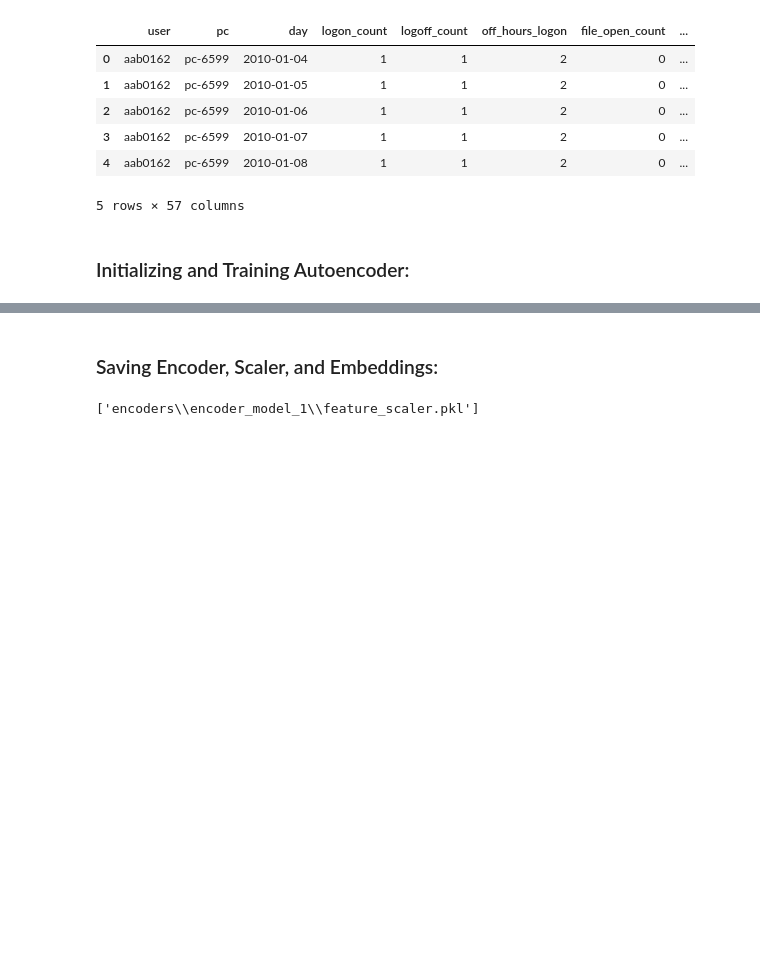
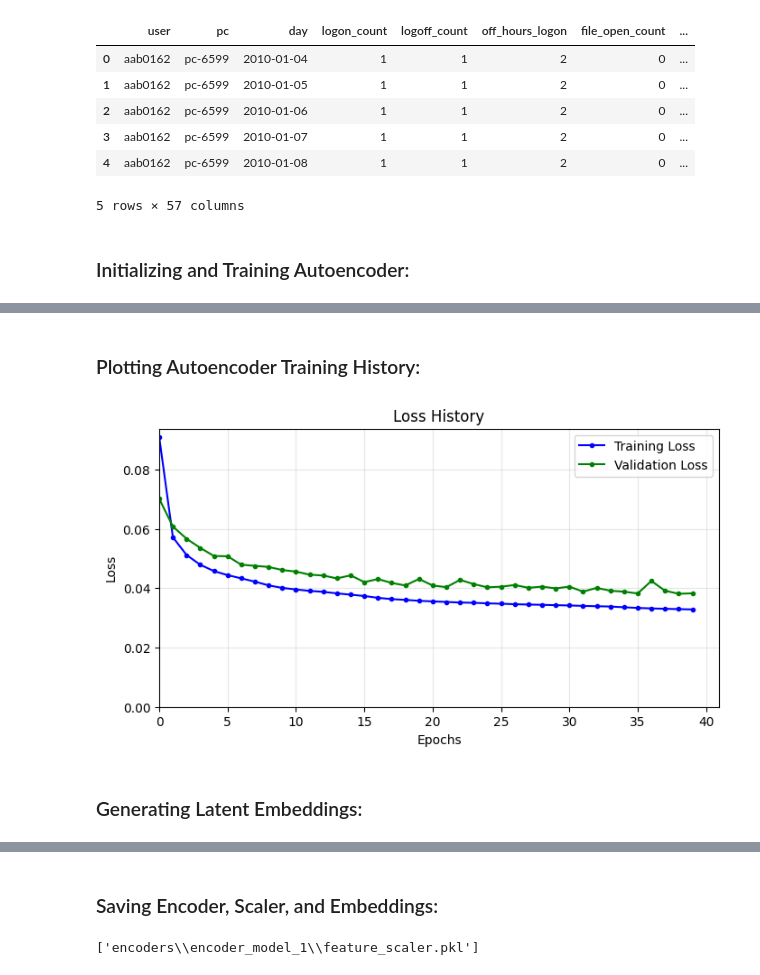
Before and after one commit to Aaron-Loera/Insider-Threat-Detection, a Jupyter notebook: Autoencoder.ipynb, the cells around one changed output, grey strips where cells are left out. Drawn from its saved outputs; the diff is of its cells as text; code cells hidden in the pictures; blank space fills up the shorter version.

Commit message:
- Added logic to `Autoencoder` class to save training log - Defined plotting function for autoencoder training history

```diff
--- a/Autoencoder.ipynb
+++ b/Autoencoder.ipynb
@@ -73,12 +74,13 @@ class Autoencoder:
         return (autoencoder, encoder)
 
 
-    def train(self, x_train: np.ndarray, epochs: int=50, batch_size: int=128, validation_split: float=0.1) -> None:
+    def train(self, x_train: np.ndarray, save_path: str, epochs: int=50, batch_size: int=128, validation_split: float=0.1) -> None:
         """
         Trains the autoencoder using the specified hyperparameters.
 
         Args:
             x_train: The scaled UEBA-enhanced feature matrix
+            save_path: The path to store the training log
             epochs: The number of epochs to train the autoencoder for
             batch_size: Batch size
             validation_split: The validation data ratio
@@ -86,15 +88,23 @@ class Autoencoder:
         Returns:
             None:
         """
-        self.autoencoder.fit(
+        # Defining logger to save training history
+        log_save_path = os.path.join(save_path, "training_log.csv")
+        csv_logger = tf.keras.callbacks.CSVLogger(log_save_path, append=True)
+
+        # Training the full autoencoder
+        history = self.autoencoder.fit(
             x_train,
             x_train,
             epochs=epochs,
             batch_size=batch_size,
             validation_split=validation_split,
             shuffle=True,
-            verbose=1
+            verbose=1,
+            callbacks=[csv_logger]
         )
+
+        return history
 
 
     def encode(self, feature_matrix: np.ndarray) -> np.ndarray:
@@ -157,6 +171,6 @@ ae = Autoencoder(
     hidden_dim=64
 )
 # %%
-ae.train(x_train=x_scaled, epochs=40, batch_size=128)
+history = ae.train(x_train=x_scaled, save_path=save_path, epochs=40, batch_size=128)
 # %% [output]
 Epoch 1/40
@@ -179,3 +193,35 @@ Epoch 40/40
+# %% [markdown]
+### Plotting Autoencoder Training History:
+# %%
+def plot_loss(history, save_path) -> None:
+    """
+    Plots the training loss against the validation loss for the autoencoder.
+
+    Args:
+        history: The history object (i.e., a record of training and validation metrics)
+        save_path: The path where the plotted loss will be saved
+
+    Returns:
+        None:
+    """
+    plt.figure(figsize=(8, 4))
+    plt.plot(history.epoch, history.history["loss"], "b", marker=".", label="Training Loss")
+    plt.plot(history.epoch, history.history["val_loss"], "g", marker=".", label="Validation Loss")
+    plt.xlabel("Epochs")
+    plt.ylabel("Loss")
+    plt.xlim(left=0.0)
+    plt.ylim(bottom=0.0)
+    plt.grid(True, alpha=0.3)
+    plt.legend()
+    plt.title("Loss History")
+    plt.savefig(os.path.join(save_path, "Loss.png"))
+    plt.show()
+# %%
+plot_loss(history, save_path)
+# %% [output]
+[figure, added]
+# %% [markdown]
+### Generating Latent Embeddings:
 # %%
 # Generating embeddings
 latent_embeddings = ae.encode(x_scaled)
```
Also changed, not shown: parts of 5 cells of this notebook, 1 other file.
